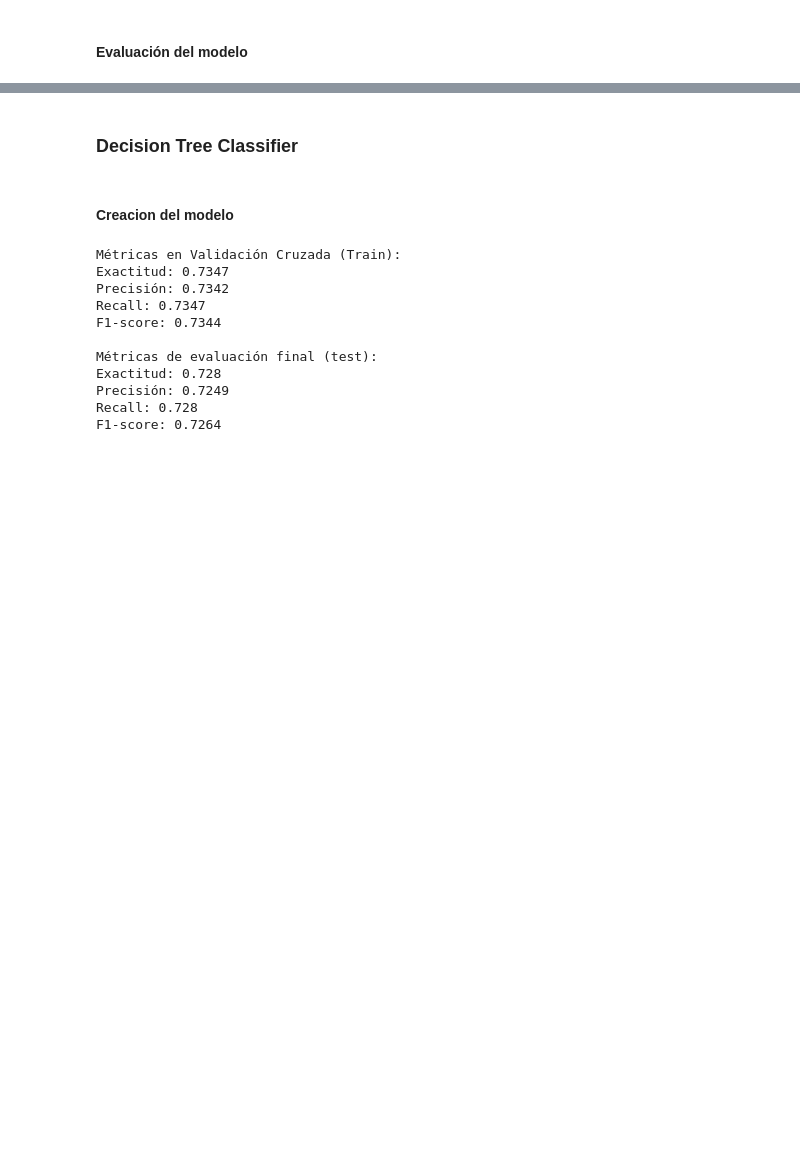
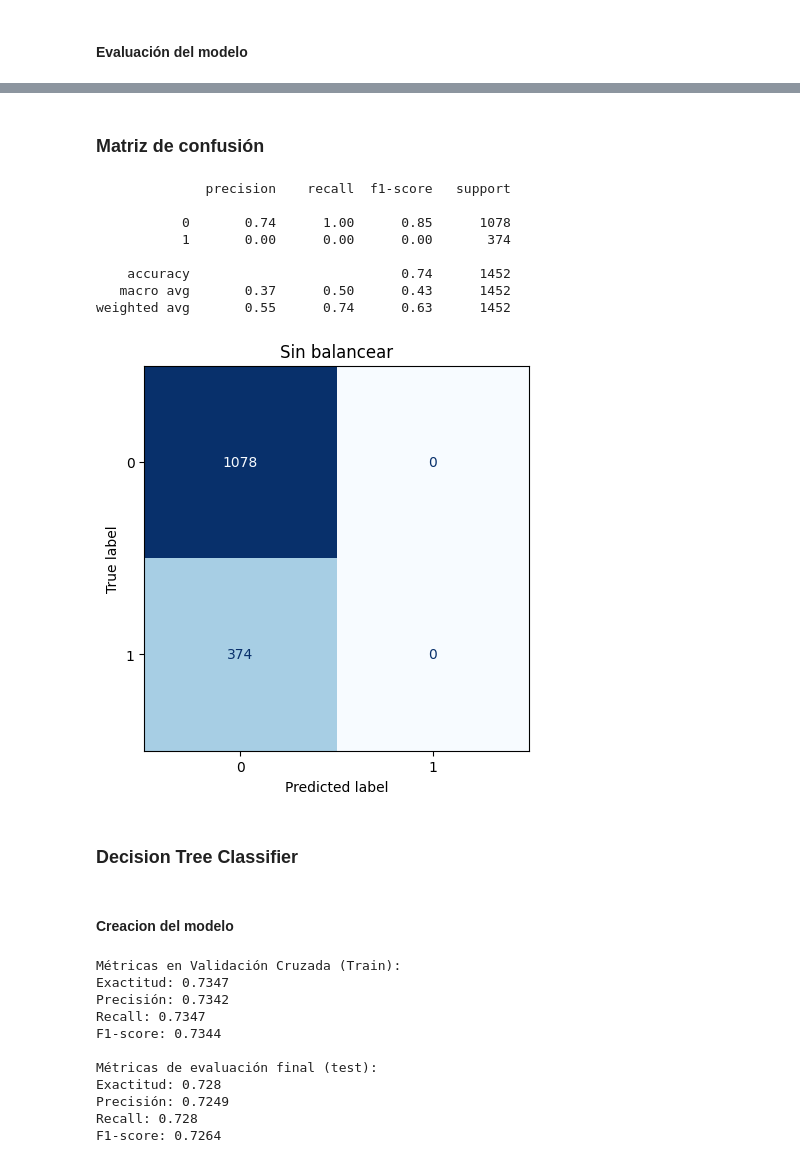
Before and after one commit to OctavioPinoRosas/TelecomX-PrediccionDeCancelacion, a Jupyter notebook: TelecomX_PrediccionDeCancelacion.ipynb, the cells around one changed output, grey strips where cells are left out. Cells and saved outputs as stored; diff of their text form; code cells hidden in the pictures; blank space fills up the shorter version.

Commit message:
Update Baseline model

```diff
--- a/TelecomX_PrediccionDeCancelacion.ipynb
+++ b/TelecomX_PrediccionDeCancelacion.ipynb
@@ -422,17 +423,26 @@ DummyRegressor()
 #### **Evaluación del modelo**
 # %%
 # Función para calcular métricas de evaluación
-def calcular_regresion(y_t, y_p):
-    rmse = mean_squared_error(y_t, y_p, squared=False)
-    mae = mean_absolute_error(y_t, y_p)
-    r2 = r2_score(y_t, y_p)
+def calcular_clasificacion(y_t, y_p):
     return {
-        'RMSE': round(rmse, 4),
-        'MAE': round(mae, 4),
-        'R2': round(r2, 4)
+        'Exactitud': round(accuracy_score(y_t, y_p), 4),
+        'Precisión': round(precision_score(y_t, y_p, average='weighted', zero_division=0), 4),
+        'Recall': round(recall_score(y_t, y_p, average='weighted'), 4),
+        'F1-score': round(f1_score(y_t, y_p, average='weighted'), 4)
     }
 
 y_pred_baseline = cross_val_predict(baseline, X_train, y_train, cv=5)
-resultados_baseline = calcular_regresion(y_train, y_pred_baseline)
-print("Dummy Regressor:", resultados_baseline)
+resultados_baseline = calcular_clasificacion(y_train, y_pred_baseline)
+print("Métricas en Validación Cruzada (Train):")
+for k, v in resultados_baseline.items():
+    print(f"{k}: {v}")
+
+# Entrenamiento
+baseline.fit(X_train, y_train)
+# Validacion
+y_pred_test = baseline.predict(X_test)
+result_y_pred_test = calcular_clasificacion(y_test, y_pred_test)
+print("\nMétricas de evaluación final (test):")
+for k, v in result_y_pred_test.items():
+    print(f"{k}: {v}")
 # %% [output]
@@ -440,3 +460,31 @@ Dummy Regressor: {'RMSE': 0.4374, 'MAE': 0.3825, 'R2': -0.0003}
+# %% [markdown]
+### **Matriz de confusión**
+# %%
+from sklearn.metrics import confusion_matrix, ConfusionMatrixDisplay, classification_report
+import matplotlib.pyplot as plt
+
+# Reporte de clasificación
+print(classification_report(y_test, y_pred_test, zero_division=0))
+
+# Matriz de confusión
+cm_baseline = confusion_matrix(y_test, y_pred_test)
+
+# Mostrar la matriz
+fig, ax = plt.subplots(figsize=(6, 5))
+disp = ConfusionMatrixDisplay(confusion_matrix=cm_baseline, display_labels=[0, 1])
+disp.plot(cmap='Blues', colorbar=False, ax=ax)
+ax.set_title('Sin balancear')
+plt.show()
+# %% [output]
+              precision    recall  f1-score   support
+
+           0       0.74      1.00      0.85      1078
+           1       0.00      0.00      0.00       374
+
+    accuracy                           0.74      1452
+   macro avg       0.37      0.50      0.43      1452
+weighted avg       0.55      0.74      0.63      1452
+[figure, added]
 # %% [markdown]
 ### **Decision Tree Classifier**
 # %% [markdown]
```
Also changed, not shown: parts of 6 cells of this notebook.
